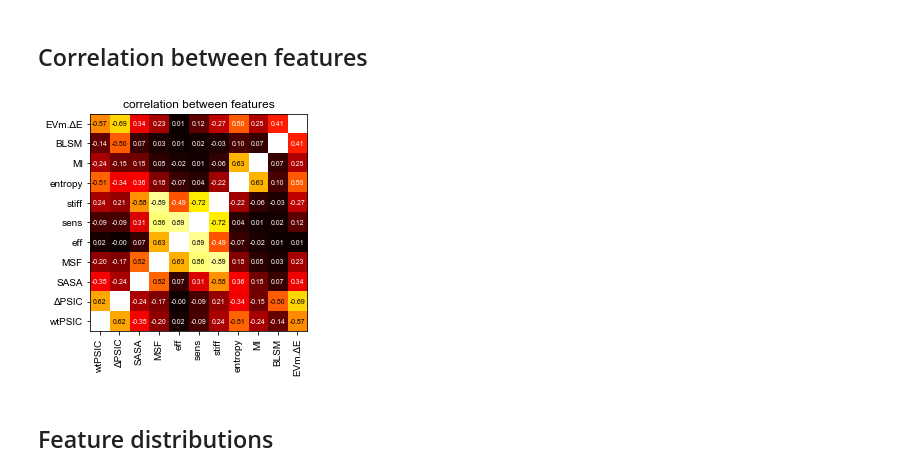
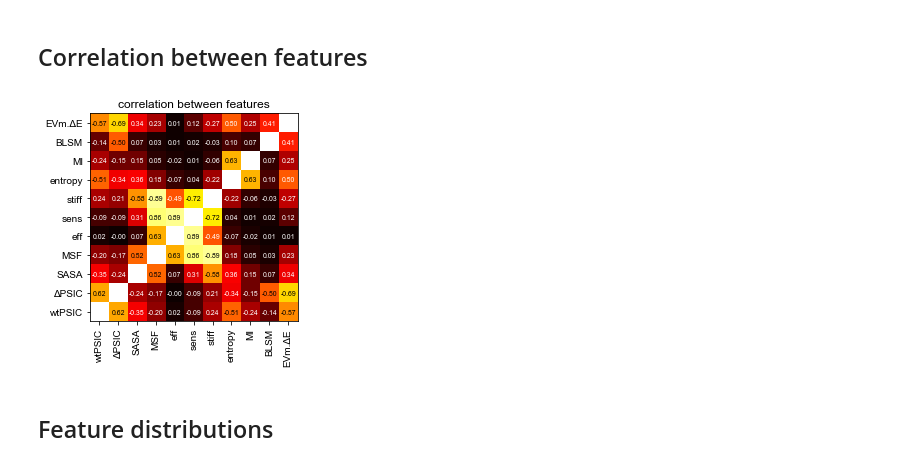
Before and after one commit to prody/rhapsody-tutorials, a Jupyter notebook: tutorials/2-Random_Forest_training/1-RF_training.ipynb, the cells around one changed output. Saved outputs shown, nothing was run; the diff lists cells and outputs as text; code cells hidden in the pictures.

```diff
--- a/tutorials/2-Random_Forest_training/1-RF_training.ipynb
+++ b/tutorials/2-Random_Forest_training/1-RF_training.ipynb
@@ -385,30 +385,31 @@ correlations = spearmanr(X)
 # %%
 fig, ax = plt.subplots(1, 1, figsize=(4, 4))
 
 m = correlations[0]
 
 im = ax.imshow(abs(m), cmap='hot', vmin=0, vmax=1)
 ax.set_title('correlation between features')
 
 # text annotations
 n = m.shape[0]
 for i in range(n):
     for j in range(n):
         if i==j: continue
         text = ax.text(j, i, f'{m[i, j]:.2f}', ha="center", va="center",
                        color="w" if abs(m[i, j])<.5 else "k", fontsize='x-small')
 
 labels = [abbrv_2[f] for f in rd.DEFAULT_FEATSETS['EVmut']]
 ax.set_yticks(range(n))
 ax.set_yticklabels(labels)
 ax.set_ylim((-.5, 10.5))
 ax.set_xticks(range(n))
 ax.set_xticklabels(labels, rotation='vertical')
 ax.set_xlim((-.5, 10.5))
 
+fig.tight_layout()
 fig.savefig('local/figures/correlation_btw_features.png', dpi=300)
 # %% [output]
-[figure, old version]
+[figure, new version]
 # %% [markdown]
 ## Feature distributions
 # %%
```
Also changed, not shown: 1 other file.
